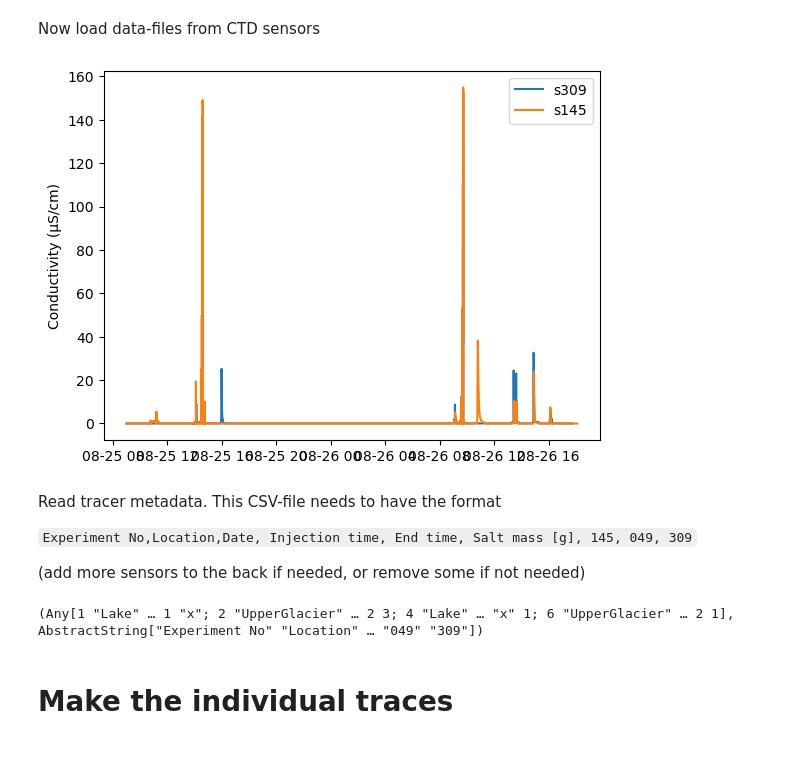
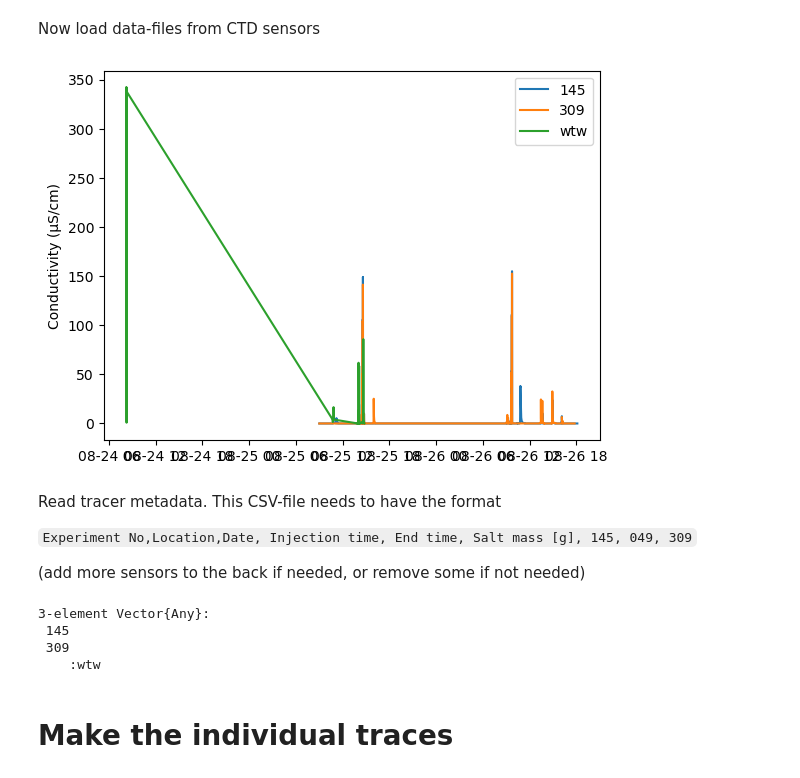
Before and after one commit to eth-vaw-glaciology/GlacierHydroFieldcourse.jl, a Jupyter notebook: notebooks/3_traces.ipynb, the cells around one changed output. Drawn from its saved outputs; the diff is of its cells as text; code cells hidden in the pictures.

Commit message:
Now WTW sensor recordings can be used too

```diff
--- a/notebooks/3_traces.ipynb
+++ b/notebooks/3_traces.ipynb
@@ -19,50 +22,73 @@ Estimated linear fit: f(delta_cond) = a*conc with
 Now load data-files from CTD sensors
 # %%
 # for each sensor list all data-files
-fls = Dict(:s145=>["../data/raw/example/205145-10mH2O_25_08_2021-09_00_00.CSV",
+fls = Dict(145=>["../data/raw/example/205145-10mH2O_25_08_2021-09_00_00.CSV",
                    "../data/raw/example/205145-10mH2O_26_08_2021-08_30_00.CSV"],
-           :s309=>["../data/raw/example/205309-100mH2O_25_08_2021-09_00_00.CSV",
+           309=>["../data/raw/example/205309-100mH2O_25_08_2021-09_00_00.CSV",
                    "../data/raw/example/205309-100mH2O_26_08_2021-08_30_00.CSV"],
-           # :s049=>[],
-           # :s999
+           :wtw=> ["../data/raw/example-WTW/AD422041.CSV"]
+           # :049=>[],
+           # :999
            )
 
 # Read sensor time series and concatenate the time series into one for each sensor
 sensor_readouts = Dict()
 for sens in keys(fls)
-    local out = read_Keller_DCX22_CTD(fls[sens][1])
-    for fl = fls[sens][2:end]
-        tmp = read_Keller_DCX22_CTD(fl)
-        for (k,v) in tmp
-            out[k] = [out[k]; tmp[k]]
+    if sens!=:wtw
+        local out = read_Keller_DCX22_CTD(fls[sens][1])
+        for fl = fls[sens][2:end]
+            tmp = read_Keller_DCX22_CTD(fl)
+            for (k,v) in tmp
+                out[k] = [out[k]; tmp[k]]
+            end
         end
+        sensor_readouts[sens] = out
+        # add calibration function (from 2_calibration.jl)
+        sensor_readouts[sens][:cali_fn] = delta_cond2conc[sens]
+    else
+        local out = read_WTW(fls[sens][1])
+        for fl = fls[sens][2:end]
+            tmp = read_WTW(fl)
+            for (k,v) in tmp
+                out[k] = [out[k]; tmp[k]]
+            end
+        end
+        if year(out[:t][1])==2093 # wrong date in the example WTW file
+            out[:t] = out[:t] .- (out[:t][1] - DateTime("2021-08-24T08:15:00"))
+        end
+        sensor_readouts[sens] = out
+        # add calibration function (from 2_calibration.jl)
+        sensor_readouts[sens][:cali_fn] = delta_cond2conc[sens]
     end
-    sensor_readouts[sens] = out
-    # add calibration function (from 2_calibration.jl)
-    sensor_readouts[sens][:cali_fn] = delta_cond2conc[sens]
 end
 
 # Plot concatenated conductivity time-series for all sensors
 fig = figure()
 for sens in keys(sensor_readouts)
     plot(sensor_readouts[sens][:t], sensor_readouts[sens][:cond])
 end
-legend(keys(sensor_readouts))
+legend(string.(keys(sensor_readouts)))
 ylabel("Conductivity (μS/cm)")
 fig
 # %% [output]
-[figure, old version]
+[figure, new version]
 # %% [markdown]
 Read tracer metadata.  This CSV-file needs to have the format
 
 `Experiment No,Location,Date, Injection time, End time, Salt mass [g], 145, 049, 309`
 
 (add more sensors to the back if needed, or remove some if not needed)
-# %%
-metafile = "../data/raw/example/tracer_metadata.csv"
-d,h = readdlm(metafile, ',', header=true)
-# %% [output]
-(Any[1 "Lake" … 1 "x"; 2 "UpperGlacier" … 2 3; 4 "Lake" … "x" 1; 6 "UpperGlacier" … 2 1], AbstractString["Experiment No" "Location" … "049" "309"])
+# %%
+metafile = "../data/raw/example/tracer_metadata.csv"
+d,h = readdlm(metafile, ',', header=true)
+h = [hh isa AbstractString ? strip(hh) : hh for hh in h] # remove white-space for strings
+d = [dd isa AbstractString ? strip(dd) : dd for dd in d] # remove white-space for strings
+sensor_names = [tryparse(Int, hh)===nothing ? Symbol(hh) : parse(Int, hh) for hh in h[7:end]]
+# %% [output]
+3-element Vector{Any}:
+ 145
+ 309
+    :wtw
 # %% [markdown]
 # Make the individual traces
 # %%
```
Also changed, not shown: parts of 2 cells of this notebook, 12 other files.
